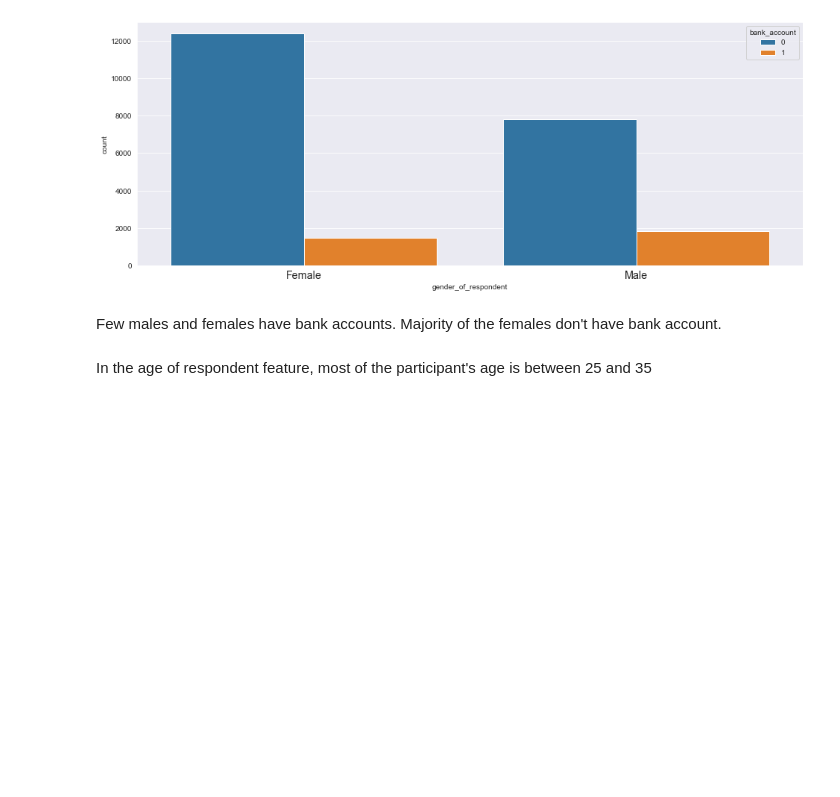
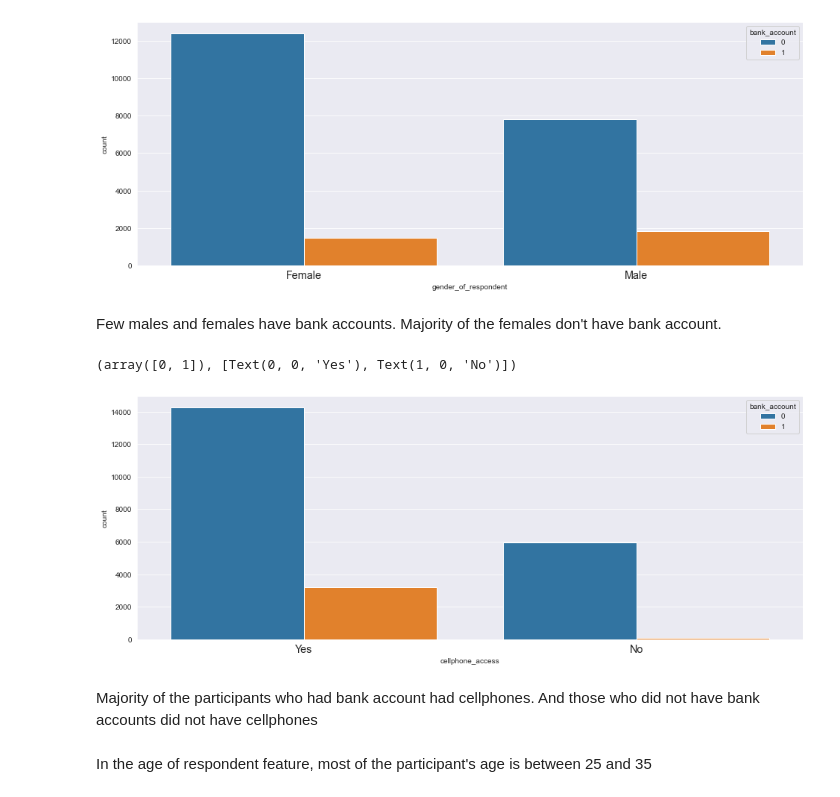
Before and after one commit to Eben-Success/ML_Financial_Inclusion_In_Africa, a Jupyter notebook: StarterNotebook.ipynb, the cells around one changed output. Saved outputs shown, nothing was run; the diff lists cells and outputs as text; code cells hidden in the pictures; blank space fills up the shorter version.

```diff
--- a/StarterNotebook.ipynb
+++ b/StarterNotebook.ipynb
@@ -343,6 +343,20 @@ plt.xticks(
 [figure]
 # %% [markdown]
 Few males and females have bank accounts. Majority of the females don't have bank account.
+# %%
+# Explore cellphone access vs bank account
+
+plt.figure(figsize=(16,6))
+sns.countplot('cellphone_access', hue='bank_account', data=train)
+plt.xticks(
+    fontweight='light',
+    fontsize='x-large'
+)
+# %% [output]
+(array([0, 1]), [Text(0, 0, 'Yes'), Text(1, 0, 'No')])
+[figure, added]
+# %% [markdown]
+Majority of the participants who had bank account had cellphones. And those who did not have bank accounts did not have cellphones
 # %% [markdown]
 In the age of respondent feature, most of the participant's age is between 25 and 35
 # %% [markdown]
```
